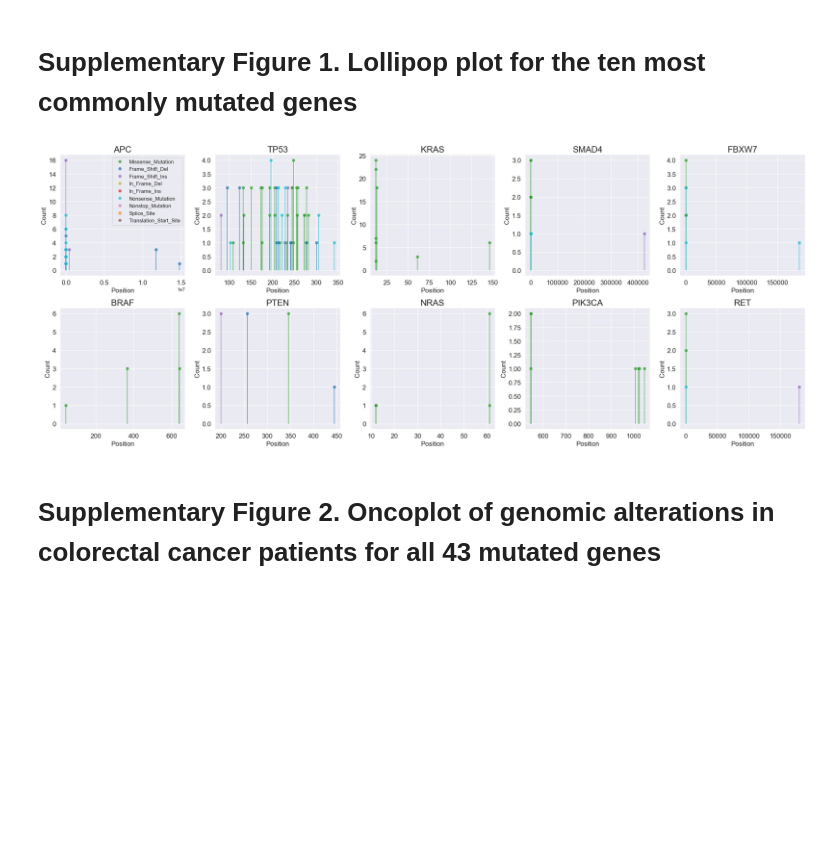
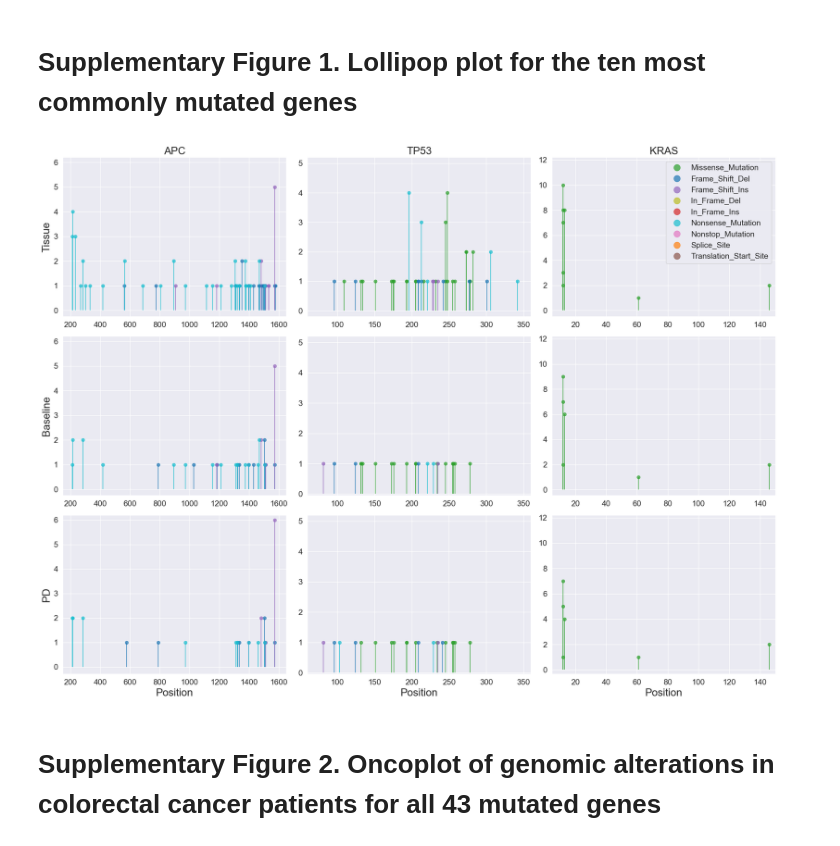
Before and after one commit to sbslee/crc-ctdna-paper, a Jupyter notebook: notebook.ipynb, the cells around one changed output. Drawn from its saved outputs; the diff is of its cells as text; code cells hidden in the pictures; blank space fills up the shorter version.

```diff
--- a/notebook.ipynb
+++ b/notebook.ipynb
@@ -408,34 +366,58 @@ df.to_csv('./outputs/gene-concordance.csv')
 # %%
 import matplotlib.pyplot as plt
 from fuc import pymaf, common
 import seaborn as sns
 
 sns.set()
 
 mf = pymaf.MafFrame.from_file('./data/final.maf')
+af = common.AnnFrame.from_file('./data/sample-annot.csv', sep=',', sample_col='SampleID')
 
-fig, axes = plt.subplots(2, 5, figsize=(25, 10))
+t_mf = mf.subset(af.df[af.df.Type == 'Tissue'].index.to_list())
+b_mf = mf.subset(af.df[af.df.Type == 'Baseline'].index.to_list())
+p_mf = mf.subset(af.df[af.df.Type == 'PD'].index.to_list())
 
-genes = ['APC', 'TP53', 'KRAS', 'SMAD4', 'FBXW7', 'BRAF', 'PTEN', 'NRAS', 'PIK3CA', 'RET']
+fig, axes = plt.subplots(3, 3, figsize=(20, 15))
+
+specimens = ['Tissue', 'Baseline', 'PD']
+genes = ['APC', 'TP53', 'KRAS']
+mfs = [t_mf, b_mf, p_mf]
+xmin = [150, 60, 5]
+xmax = [1650, 360, 150]
+ymax = [6.2, 5.2, 12.2]
+
 i = 0
+j = 0
 
 for row in axes:
     for col in row:
-        mf.plot_lollipop(genes[i], ax=col)
-        if i == 0:
-            col.legend(fontsize=12)
+        mfs[i].plot_lollipop(genes[j], ax=col)
+        if i == 0 and j == 2:
+            col.legend(fontsize=15, markerscale=2)
         else:
             col.get_legend().remove()
-        col.set_title(genes[i], fontsize=20)
+        if i == 0:
+            col.set_title(genes[j], fontsize=20)
+        if j == 0:
+            col.set_ylabel(specimens[i])
+        else:
+            col.set_ylabel('')
+        if i != 2:
+            col.set_xlabel('')
+        else:
+            col.xaxis.label.set_size(20)
         col.tick_params(axis='both', which='major', labelsize=15)
-        col.xaxis.label.set_size(15)
-        col.yaxis.label.set_size(15)
-        i += 1
+        col.yaxis.label.set_size(20)
+        col.set_xlim(xmin=xmin[j], xmax=xmax[j])
+        col.set_ylim(ymax=ymax[j])
+        j += 1
+    i += 1
+    j = 0
 
 plt.tight_layout()
 plt.savefig('./outputs/lollipop.png')
 # %% [output]
-[figure, old version]
+[figure, new version]
 # %%
 import matplotlib
 matplotlib.rc_file_defaults()
```
Also changed, not shown: parts of 4 cells of this notebook, 2 other files.
